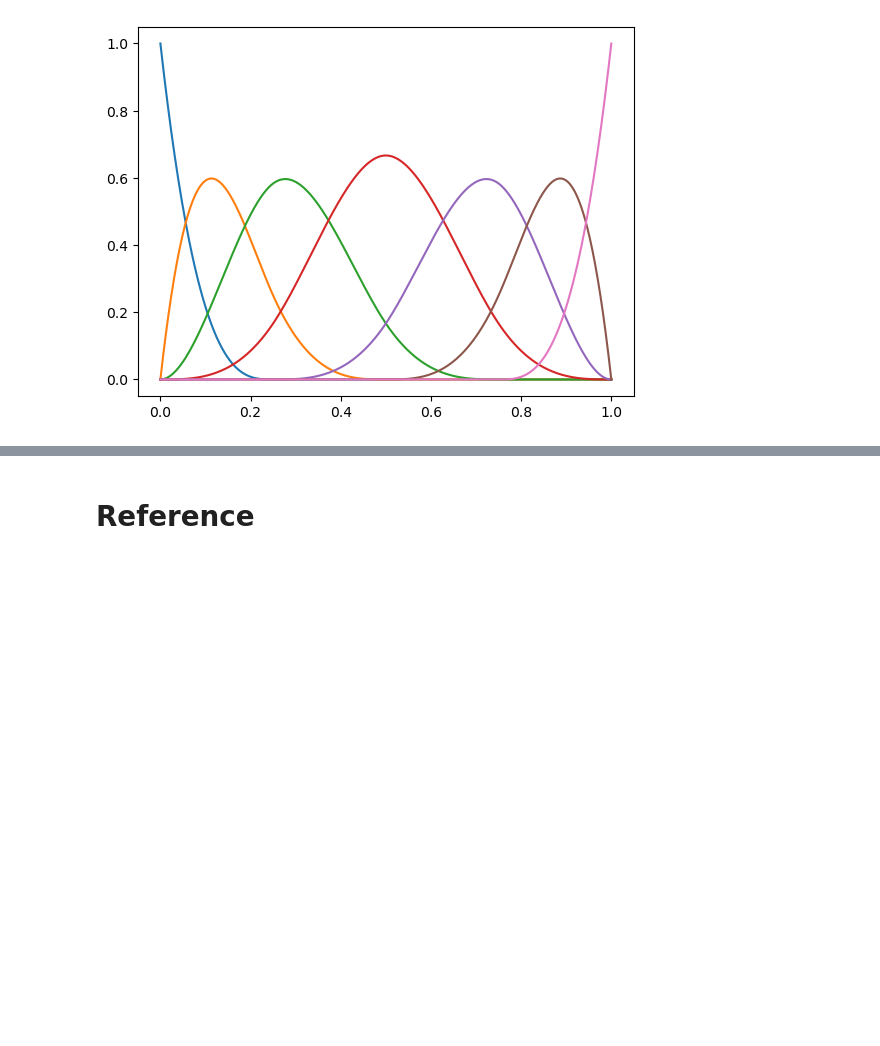
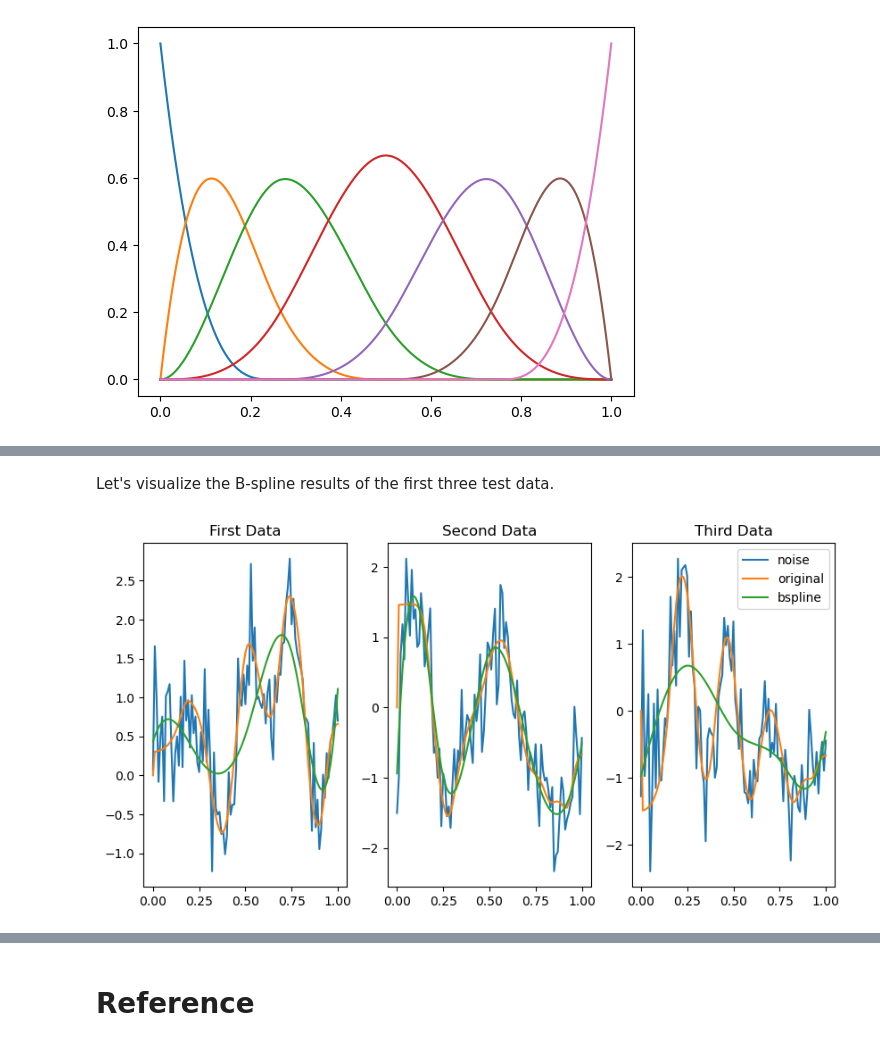
Before and after one commit to bossacode/FDA, a Jupyter notebook: MyAdaFNN.ipynb, the cells around one changed output, grey strips where cells are left out. Drawn from its saved outputs; the diff is of its cells as text; code cells hidden in the pictures; blank space fills up the shorter version.

```diff
--- a/MyAdaFNN.ipynb
+++ b/MyAdaFNN.ipynb
@@ -215,10 +222,9 @@ from skfda.representation.basis import BSplineBasis
 # %%
-bsp_basis = BSplineBasis(n_basis=7)
-bsp_basis.plot()
-plt.show();
+bsp_basis = BSplineBasis(n_basis=config["model_params"]["n_base"])
+bsp_basis.plot();
 # %% [output]
 [figure]
 # %%
 tseq = np.linspace(0,1,101)
-fd = FDataGrid(data_matrix=noise_train, grid_points=tseq)
-fd_b = fd.to_basis(bsp_basis)
+fd_test = FDataGrid(data_matrix=noise_test, grid_points=tseq)
+fd_test_basis = fd_test.to_basis(bsp_basis)
@@ -234 +237,21 @@ plt.show();
+# %% [markdown]
+Let's visualize the B-spline results of the first three test data.
+# %%
+fig, ax = plt.subplots(1,3, figsize=(10,5))
+ax[0].plot(tseq, noise_test[0], label="noise")
+ax[0].plot(tseq, original_test[0], label="original")
+ax[0].plot(tseq, fd_test_basis(tseq)[0], label="bspline")
+ax[0].set_title("First Data")
+ax[1].plot(tseq, noise_test[1], label="noise")
+ax[1].plot(tseq, original_test[1], label="original")
+ax[1].plot(tseq, fd_test_basis(tseq)[1], label="bspline")
+ax[1].set_title("Second Data")
+ax[2].plot(tseq, noise_test[2], label="noise")
+ax[2].plot(tseq, original_test[2], label="original")
+ax[2].plot(tseq, fd_test_basis(tseq)[2], label="bspline")
+ax[2].set_title("Third Data")
+plt.legend()
+plt.show();
+# %% [output]
+[figure, added]
 # %% [markdown]
```
Also changed, not shown: parts of 45 cells of this notebook, 2 other files.
